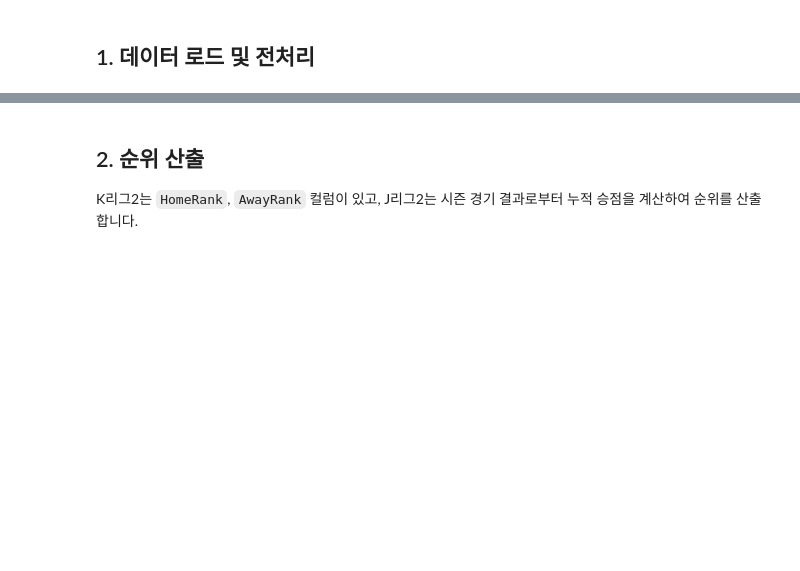
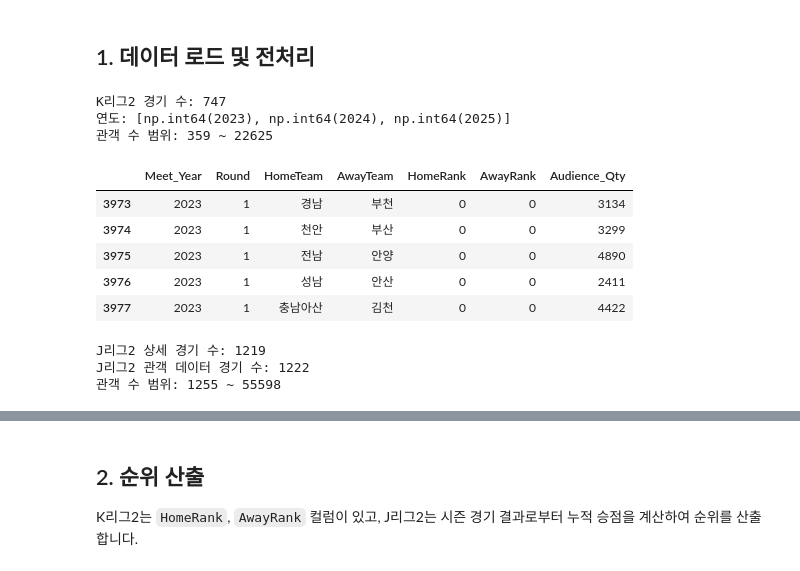
Before and after one commit to JaeBinary/k-league, a Jupyter notebook: notebook/analysis_k2_vs_j2_relegation.ipynb, the cells around one changed output, grey strips where cells are left out. Drawn from its saved outputs; the diff is of its cells as text; code cells hidden in the pictures; blank space fills up the shorter version.

```diff
--- a/notebook/analysis_k2_vs_j2_relegation.ipynb
+++ b/notebook/analysis_k2_vs_j2_relegation.ipynb
@@ -51,28 +51,42 @@ plt.rcParams['figure.dpi'] = 100
 ## 1. 데이터 로드 및 전처리
 # %%
 # K리그2 데이터 로드
-k_df = pd.read_csv('data/kleague_match_final_2015-2025.csv', encoding='utf-8-sig')
+k_df = pd.read_csv('../data/kleague_match_final_2015-2025.csv', encoding='utf-8-sig')
 k_df = k_df[(k_df['LEAGUE_NAME'] == 'K리그2') & (k_df['Meet_Year'].isin([2023, 2024, 2025]))].copy()
 k_df['Game_Datetime'] = pd.to_datetime(k_df['Game_Datetime'])
 k_df['month'] = k_df['Game_Datetime'].dt.month
 
 print(f"K리그2 경기 수: {len(k_df)}")
 print(f"연도: {sorted(k_df['Meet_Year'].unique())}")
 print(f"관객 수 범위: {k_df['Audience_Qty'].min()} ~ {k_df['Audience_Qty'].max()}")
 k_df[['Meet_Year','Round','HomeTeam','AwayTeam','HomeRank','AwayRank','Audience_Qty']].head()
+# %% [output]
+K리그2 경기 수: 747
+연도: [np.int64(2023), np.int64(2024), np.int64(2025)]
+관객 수 범위: 359 ~ 22625
+|  | Meet_Year | Round | HomeTeam | AwayTeam | HomeRank | AwayRank | Audience_Qty |
+| 3973 | 2023 | 1 | 경남 | 부천 | 0 | 0 | 3134 |
+| 3974 | 2023 | 1 | 천안 | 부산 | 0 | 0 | 3299 |
+| 3975 | 2023 | 1 | 전남 | 안양 | 0 | 0 | 4890 |
+| 3976 | 2023 | 1 | 성남 | 안산 | 0 | 0 | 2411 |
+| 3977 | 2023 | 1 | 충남아산 | 김천 | 0 | 0 | 4422 |
 # %%
 # J리그2 경기 상세 데이터 (스코어, 스탯)
-j_detail = pd.read_csv('data/jleague2_matche_2023-2025.csv', encoding='utf-8-sig')
+j_detail = pd.read_csv('../data/jleague2_matche_2023-2025.csv', encoding='utf-8-sig')
 j_detail['date'] = pd.to_datetime(j_detail['date'])
 
 # J리그2 관객 수 데이터
-j_attend = pd.read_csv('data/match/jleague_match_2015-2025.csv', encoding='utf-8-sig')
+j_attend = pd.read_csv('../data/match/jleague_match_2015-2025.csv', encoding='utf-8-sig')
 j_attend = j_attend[(j_attend['LEAGUE_NAME'] == 'J리그2') & (j_attend['Meet_Year'].isin([2023, 2024, 2025]))].copy()
 j_attend['Game_Datetime'] = pd.to_datetime(j_attend['Game_Datetime'])
 
 print(f"J리그2 상세 경기 수: {len(j_detail)}")
 print(f"J리그2 관객 데이터 경기 수: {len(j_attend)}")
 print(f"관객 수 범위: {j_attend['Audience_Qty'].min()} ~ {j_attend['Audience_Qty'].max()}")
+# %% [output]
+J리그2 상세 경기 수: 1219
+J리그2 관객 데이터 경기 수: 1222
+관객 수 범위: 1255 ~ 55598
 # %%
 # J리그2: 두 데이터 병합 (날짜 기준)
 j_attend['merge_key'] = j_attend['Game_Datetime'].dt.strftime('%Y-%m-%d %H:%M')
```
Also changed, not shown: parts of 9 cells of this notebook.
